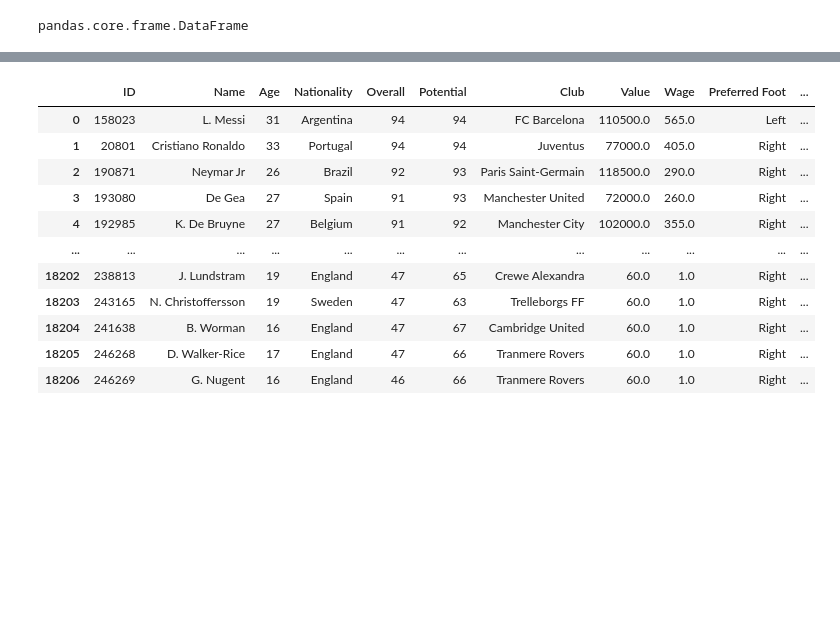
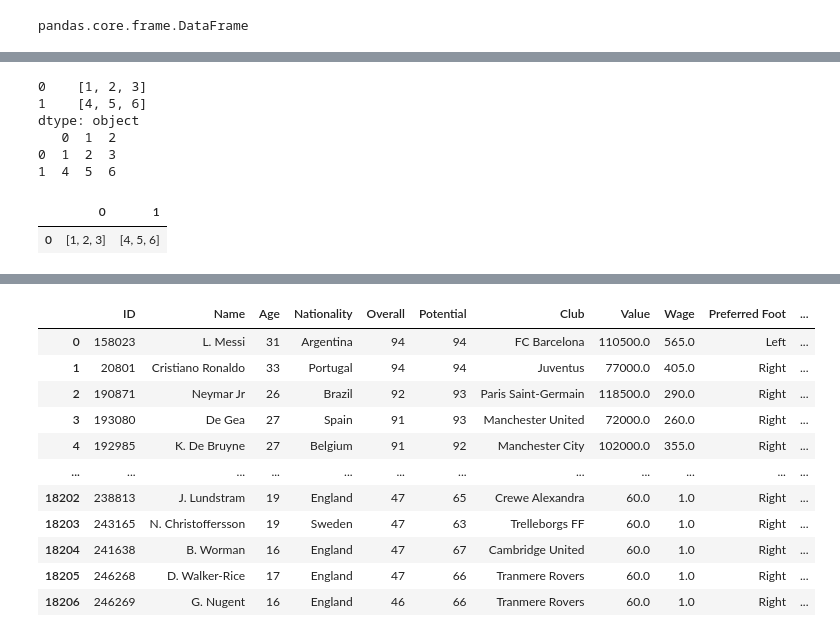
Before and after one commit to Aarya-Musale/Python, a Jupyter notebook: DS_pandas_.ipynb, the cells around one changed output, grey strips where cells are left out. Saved outputs shown, nothing was run; the diff lists cells and outputs as text; code cells hidden in the pictures; blank space fills up the shorter version.

```diff
--- a/DS_pandas_.ipynb
+++ b/DS_pandas_.ipynb
@@ -65,0 +102,22 @@ dtype: object
+# %%
+# Series Using list[list]
+list_list = [[1,2,3],[4,5,6]]
+s = pd.Series(list_list)
+print(s)
+
+# DataFrame using list
+my_list = [1,2,3],[4,5,6]
+df = pd.DataFrame(my_list)
+print(df)
+
+df = pd.DataFrame([[[1,2,3],[4,5,6]]])
+df
+# %% [output]
+0    [1, 2, 3]
+1    [4, 5, 6]
+dtype: object
+   0  1  2
+0  1  2  3
+1  4  5  6
+|  | 0 | 1 |
+| 0 | [1, 2, 3] | [4, 5, 6] |
```
Also changed, not shown: parts of 6 cells of this notebook.
